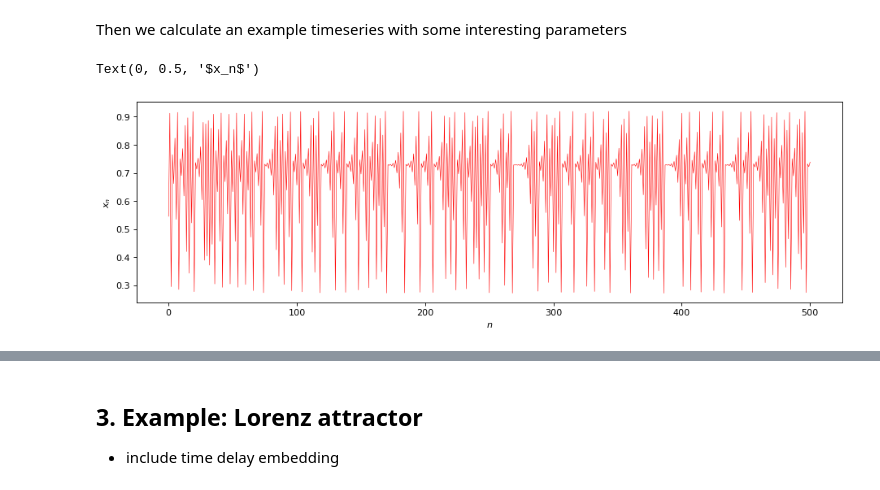
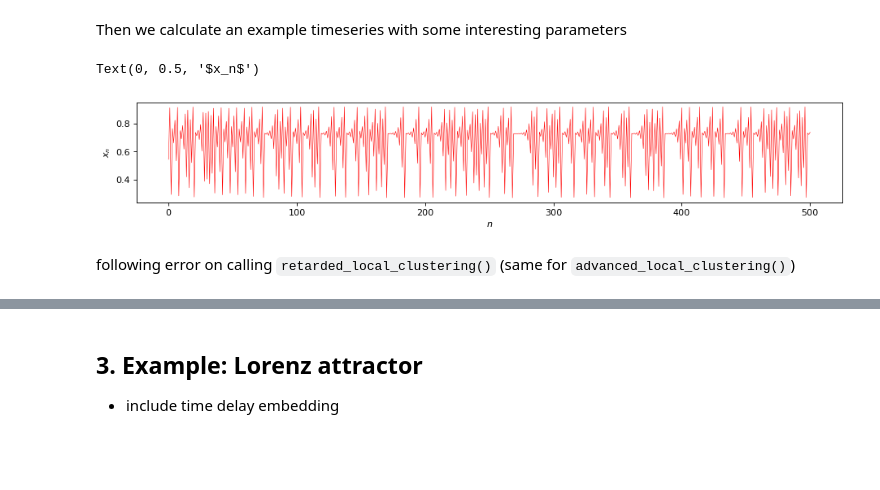
Before and after one commit to fkuehlein/pyunicorn, a Jupyter notebook: notebooks/tutorial_SlidingWindow.ipynb, the cells around one changed output, grey strips where cells are left out. Drawn from its saved outputs; the diff is of its cells as text; code cells hidden in the pictures; blank space fills up the shorter version.

```diff
--- a/notebooks/tutorial_SlidingWindow.ipynb
+++ b/notebooks/tutorial_SlidingWindow.ipynb
@@ -88,22 +86,22 @@ Then we calculate an example timeseries with some interesting parameters
 # %%
 #  Parameters of logistic map
 r = 3.679  # Bifurcation parameter
 x0 = 0.7   # Initial value
 
 #  Length of the time series
 N = 500
 
 #Generate the timeseries
 x = logistic_map(x0, r, N)
 
 #  Plot the time series
-plt.figure(figsize=(14, 4), dpi=80)
+plt.figure(figsize=(14, 2), dpi=80)
 plt.plot(x, "r", lw=.5)
 plt.xlabel("$n$")
 plt.ylabel("$x_n$")
 # %% [output]
 Text(0, 0.5, '$x_n$')
-[figure, old version]
+[figure, new version]
 # %%
 # Arrange the sliding windows
 min_t = 0
@@ -169,0 +157,2 @@ for i in win:
+# %% [markdown]
+following error on calling `retarded_local_clustering()` (same for `advanced_local_clustering()`)
```
Also changed, not shown: parts of 8 cells of this notebook.
